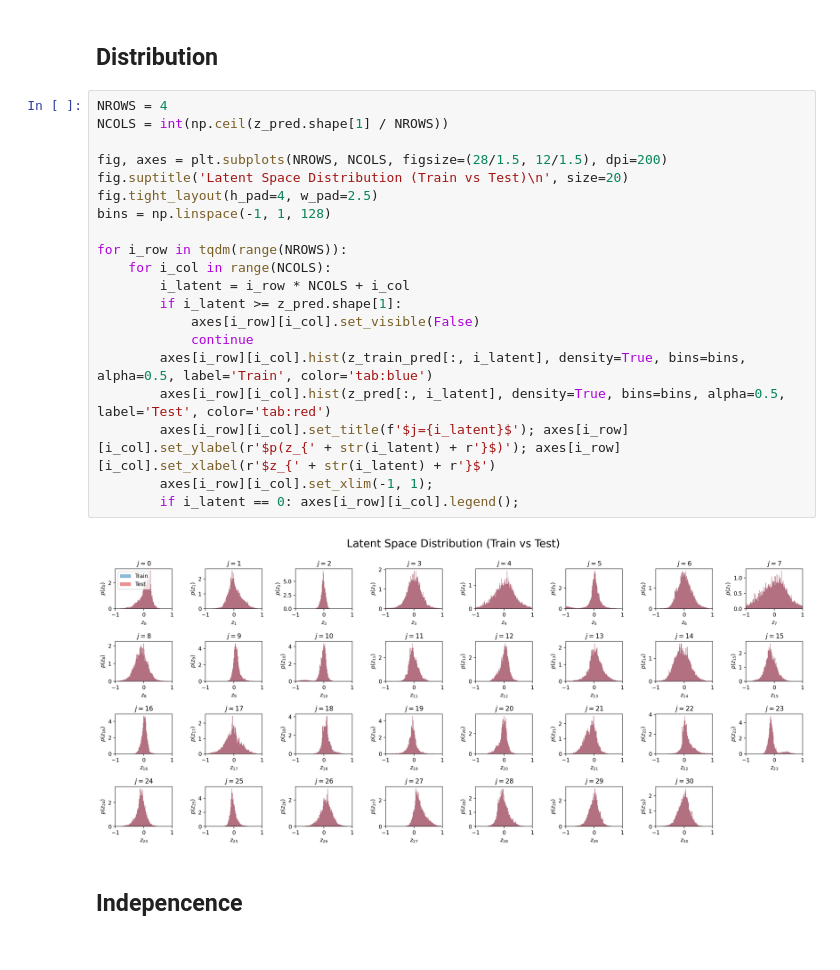
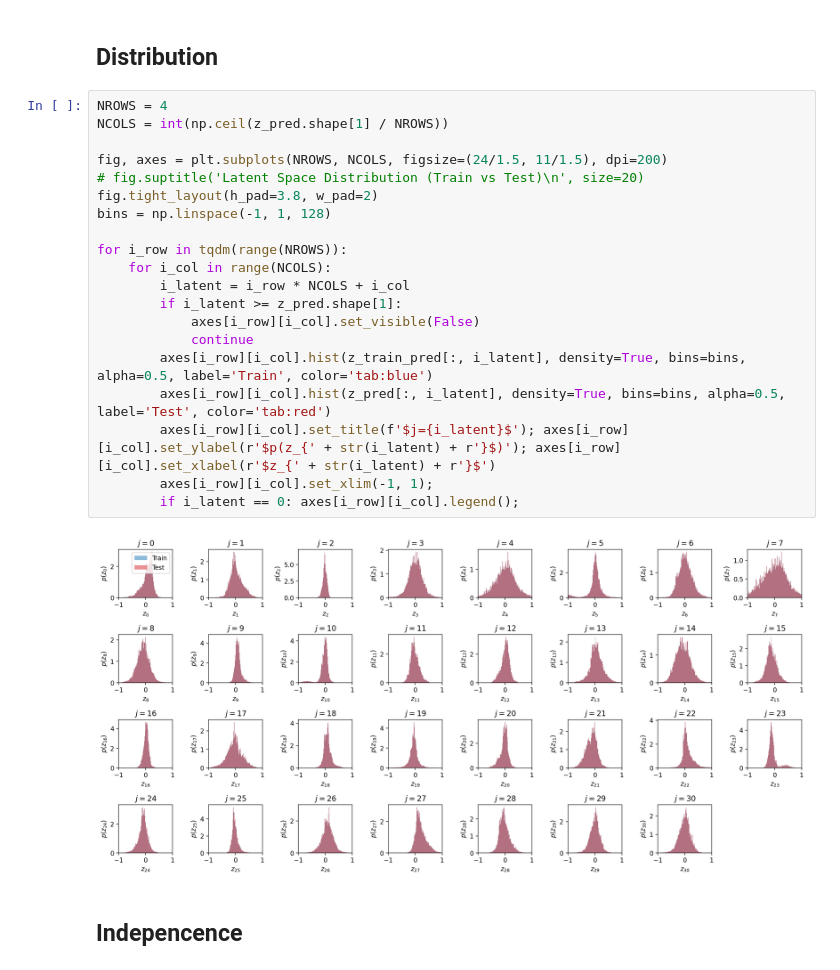
Before and after one commit to psaegert/AML-Final, a Jupyter notebook: models/INN/extra_INN.ipynb, the cells around one changed output. Saved outputs shown, nothing was run; the diff lists cells and outputs as text.

Commit message:
exported images for report

```diff
--- a/models/INN/extra_INN.ipynb
+++ b/models/INN/extra_INN.ipynb
@@ -225,25 +225,25 @@ for i in range(2):
 # %%
 NROWS = 4
 NCOLS = int(np.ceil(z_pred.shape[1] / NROWS))
 
-fig, axes = plt.subplots(NROWS, NCOLS, figsize=(28/1.5, 12/1.5), dpi=200)
-fig.suptitle('Latent Space Distribution (Train vs Test)\n', size=20)
-fig.tight_layout(h_pad=4, w_pad=2.5)
+fig, axes = plt.subplots(NROWS, NCOLS, figsize=(24/1.5, 11/1.5), dpi=200)
+# fig.suptitle('Latent Space Distribution (Train vs Test)\n', size=20)
+fig.tight_layout(h_pad=3.8, w_pad=2)
 bins = np.linspace(-1, 1, 128)
 
 for i_row in tqdm(range(NROWS)):
     for i_col in range(NCOLS):
         i_latent = i_row * NCOLS + i_col
         if i_latent >= z_pred.shape[1]:
             axes[i_row][i_col].set_visible(False)
             continue
         axes[i_row][i_col].hist(z_train_pred[:, i_latent], density=True, bins=bins, alpha=0.5, label='Train', color='tab:blue')
         axes[i_row][i_col].hist(z_pred[:, i_latent], density=True, bins=bins, alpha=0.5, label='Test', color='tab:red')
         axes[i_row][i_col].set_title(f'$j={i_latent}$'); axes[i_row][i_col].set_ylabel(r'$p(z_{' + str(i_latent) + r'}$)'); axes[i_row][i_col].set_xlabel(r'$z_{' + str(i_latent) + r'}$')
         axes[i_row][i_col].set_xlim(-1, 1);
         if i_latent == 0: axes[i_row][i_col].legend();
 # %% [output]
-[figure, old version]
+[figure, new version]
 # %% [markdown]
 ## Indepencence
 # %%
```
Also changed, not shown: parts of 3 cells of this notebook, 4 other files.
